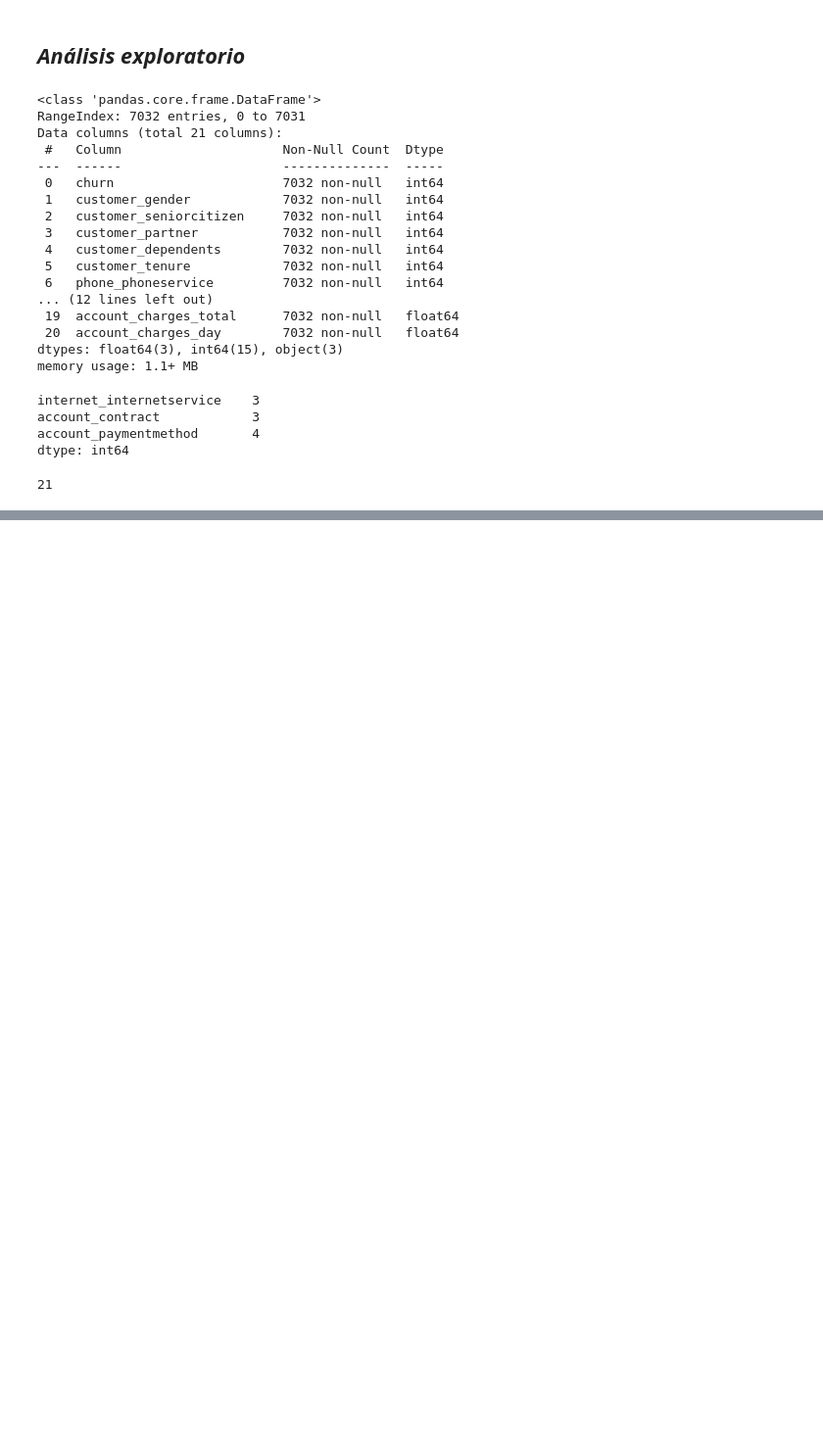
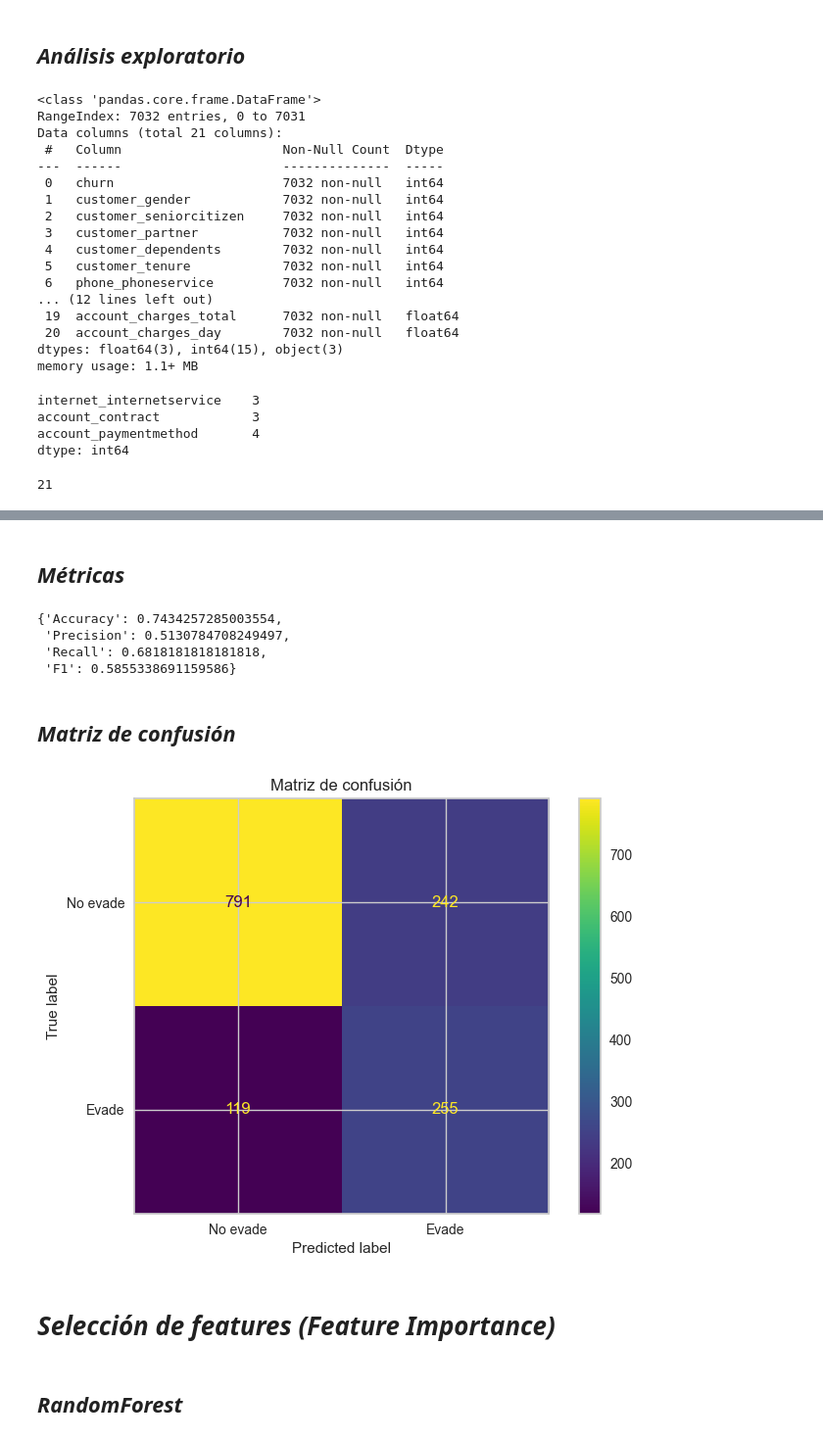
Before and after one commit to Jeremytroc/Evasion-de-clientes-Telecom-X, a Jupyter notebook: Telecom_X.ipynb, the cells around one changed output, grey strips where cells are left out. Shown at 98% size. Saved outputs shown, nothing was run; the diff lists cells and outputs as text; code cells hidden in the pictures; blank space fills up the shorter version.

```diff
--- a/Telecom_X.ipynb
+++ b/Telecom_X.ipynb
@@ -180,0 +250,9 @@ print (X.shape)
+# %%
+modelo_xgb_base = XGBClassifier (random_state=42,
+                                device='cuda',
+                                max_depth=5,
+                                n_estimators=100,
+                                scale_pos_weight=len(y_train[y_train==0]) / len(y_train[y_train==1]))
+# %%
+modelo_xgb_base.fit (X_train, y_train)
+y_pred_xgb_base = modelo_xgb_base.predict (X_test)
@@ -180,0 +267,19 @@ print (X.shape)
+# %% [markdown]
+## *Métricas*
+# %%
+calcular_metricas (y_test, y_pred_xgb_base)
+# %% [output]
+{'Accuracy': 0.7434257285003554,
+ 'Precision': 0.5130784708249497,
+ 'Recall': 0.6818181818181818,
+ 'F1': 0.5855338691159586}
+# %% [markdown]
+## *Matriz de confusión*
+# %%
+calcular_confusion_matrix (y_test, y_pred_xgb_base)
+# %% [output]
+[figure, added]
+# %% [markdown]
+# *Selección de features (Feature Importance)*
+# %% [markdown]
+## *RandomForest*
```
Also changed, not shown: parts of 56 cells of this notebook, 2 other files.
